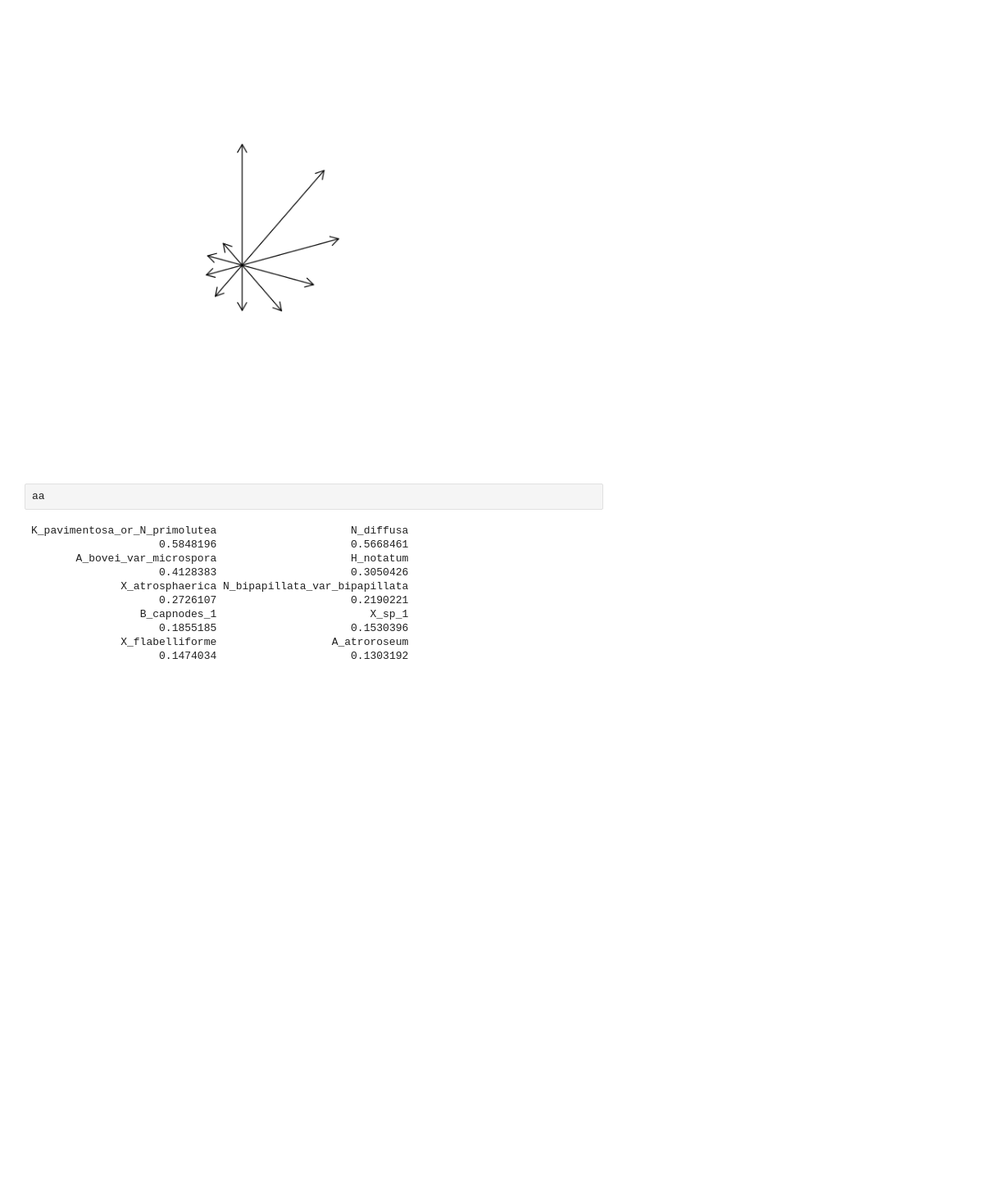
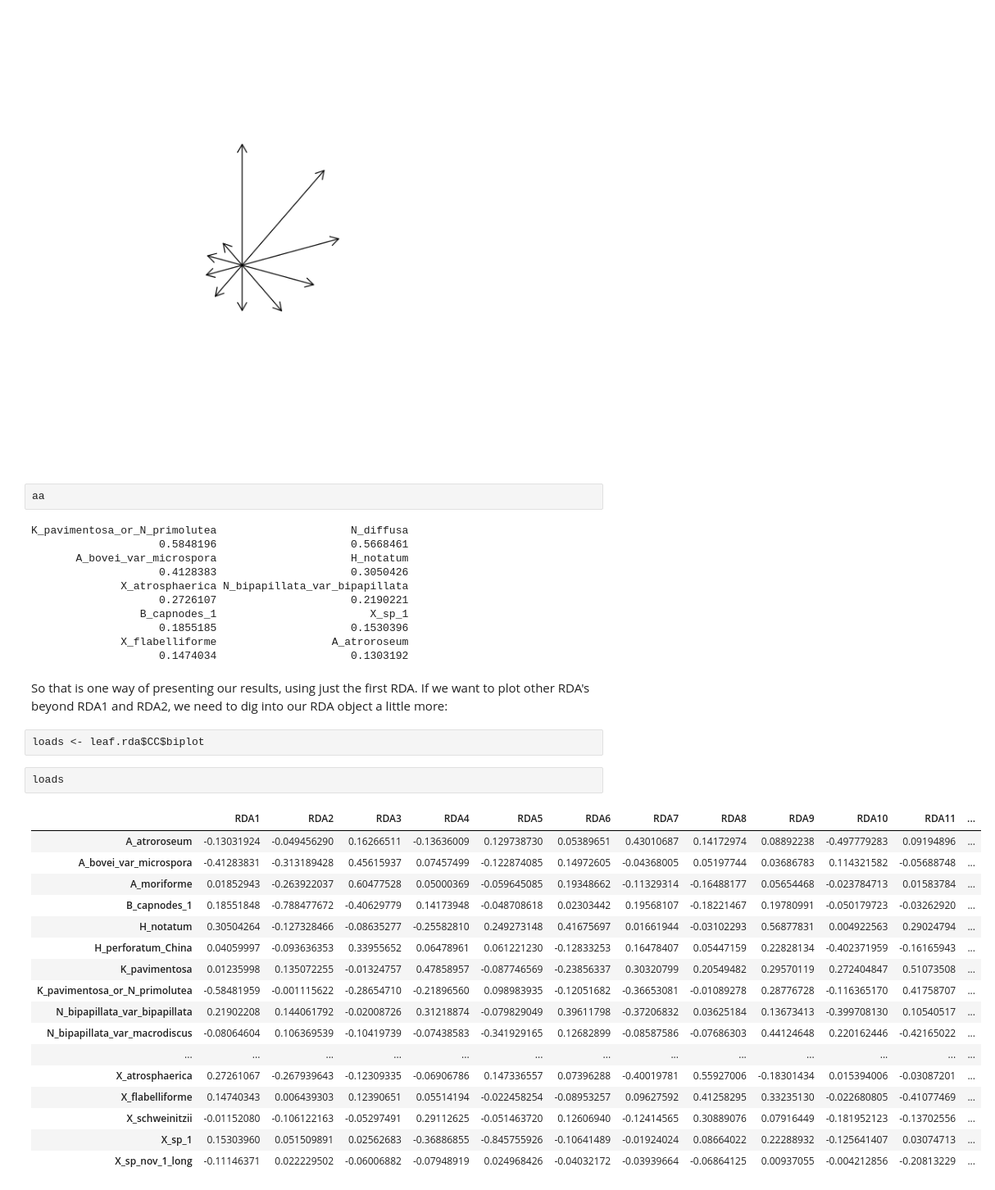
Before and after one commit to danchurch/taiwan_combined, a Jupyter notebook: Xyl_roo_leaf_only_stats.ipynb, the cells around one changed output. Shown at 82% size. Cells and saved outputs as stored; diff of their text form; blank space fills up the shorter version.

```diff
--- a/Xyl_roo_leaf_only_stats.ipynb
+++ b/Xyl_roo_leaf_only_stats.ipynb
@@ -306,3 +308,27 @@ K_pavimentosa_or_N_primolutea                     N_diffusa
                     0.1855185                     0.1530396
               X_flabelliforme                  A_atroroseum
                     0.1474034                     0.1303192
+# %% [markdown]
+So that is one way of presenting our results, using just the first RDA. If we want to plot other RDA's beyond RDA1 and RDA2, we need to dig into our RDA object a little more:
+# %%
+loads <- leaf.rda$CC$biplot
+# %%
+loads
+# %% [output]
+|  | RDA1 | RDA2 | RDA3 | RDA4 | RDA5 | RDA6 | RDA7 | RDA8 | RDA9 | RDA10 | RDA11 | ... |
+| A_atroroseum | -0.13031924 | -0.049456290 | 0.16266511 | -0.13636009 | 0.129738730 | 0.05389651 | 0.43010687 | 0.14172974 | 0.08892238 | -0.497779283 | 0.09194896 | ... |
+| A_bovei_var_microspora | -0.41283831 | -0.313189428 | 0.45615937 | 0.07457499 | -0.122874085 | 0.14972605 | -0.04368005 | 0.05197744 | 0.03686783 | 0.114321582 | -0.05688748 | ... |
+| A_moriforme | 0.01852943 | -0.263922037 | 0.60477528 | 0.05000369 | -0.059645085 | 0.19348662 | -0.11329314 | -0.16488177 | 0.05654468 | -0.023784713 | 0.01583784 | ... |
+| B_capnodes_1 | 0.18551848 | -0.788477672 | -0.40629779 | 0.14173948 | -0.048708618 | 0.02303442 | 0.19568107 | -0.18221467 | 0.19780991 | -0.050179723 | -0.03262920 | ... |
+| H_notatum | 0.30504264 | -0.127328466 | -0.08635277 | -0.25582810 | 0.249273148 | 0.41675697 | 0.01661944 | -0.03102293 | 0.56877831 | 0.004922563 | 0.29024794 | ... |
+| H_perforatum_China | 0.04059997 | -0.093636353 | 0.33955652 | 0.06478961 | 0.061221230 | -0.12833253 | 0.16478407 | 0.05447159 | 0.22828134 | -0.402371959 | -0.16165943 | ... |
+| K_pavimentosa | 0.01235998 | 0.135072255 | -0.01324757 | 0.47858957 | -0.087746569 | -0.23856337 | 0.30320799 | 0.20549482 | 0.29570119 | 0.272404847 | 0.51073508 | ... |
+| K_pavimentosa_or_N_primolutea | -0.58481959 | -0.001115622 | -0.28654710 | -0.21896560 | 0.098983935 | -0.12051682 | -0.36653081 | -0.01089278 | 0.28776728 | -0.116365170 | 0.41758707 | ... |
+| N_bipapillata_var_bipapillata | 0.21902208 | 0.144061792 | -0.02008726 | 0.31218874 | -0.079829049 | 0.39611798 | -0.37206832 | 0.03625184 | 0.13673413 | -0.399708130 | 0.10540517 | ... |
+| N_bipapillata_var_macrodiscus | -0.08064604 | 0.106369539 | -0.10419739 | -0.07438583 | -0.341929165 | 0.12682899 | -0.08587586 | -0.07686303 | 0.44124648 | 0.220162446 | -0.42165022 | ... |
+| ... | ... | ... | ... | ... | ... | ... | ... | ... | ... | ... | ... | ... |
+| X_atrosphaerica | 0.27261067 | -0.267939643 | -0.12309335 | -0.06906786 | 0.147336557 | 0.07396288 | -0.40019781 | 0.55927006 | -0.18301434 | 0.015394006 | -0.03087201 | ... |
+| X_flabelliforme | 0.14740343 | 0.006439303 | 0.12390651 | 0.05514194 | -0.022458254 | -0.08953257 | 0.09627592 | 0.41258295 | 0.33235130 | -0.022680805 | -0.41077469 | ... |
+| X_schweinitzii | -0.01152080 | -0.106122163 | -0.05297491 | 0.29112625 | -0.051463720 | 0.12606940 | -0.12414565 | 0.30889076 | 0.07916449 | -0.181952123 | -0.13702556 | ... |
+| X_sp_1 | 0.15303960 | 0.051509891 | 0.02562683 | -0.36886855 | -0.845755926 | -0.10641489 | -0.01924024 | 0.08664022 | 0.22288932 | -0.125641407 | 0.03074713 | ... |
+| X_sp_nov_1_long | -0.11146371 | 0.022229502 | -0.06006882 | -0.07948919 | 0.024968426 | -0.04032172 | -0.03939664 | -0.06864125 | 0.00937055 | -0.004212856 | -0.20813229 | ... |
```
Also changed, not shown: parts of 7 cells of this notebook.
